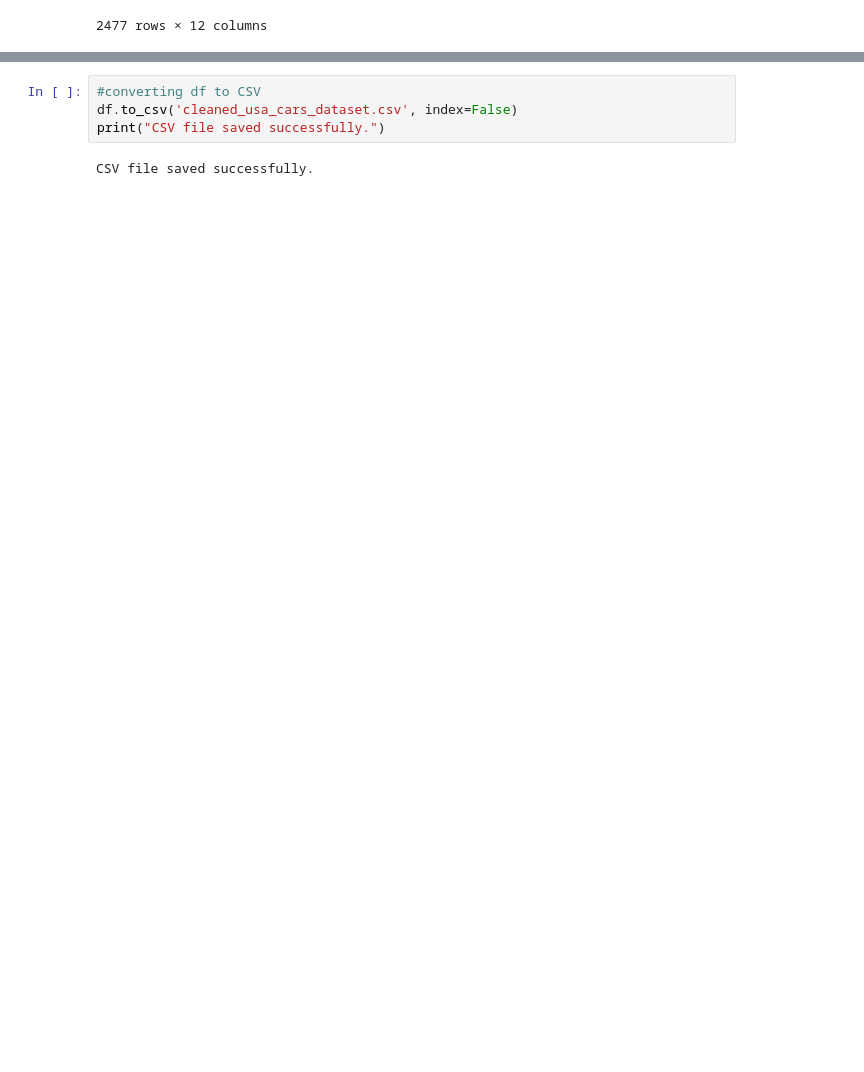
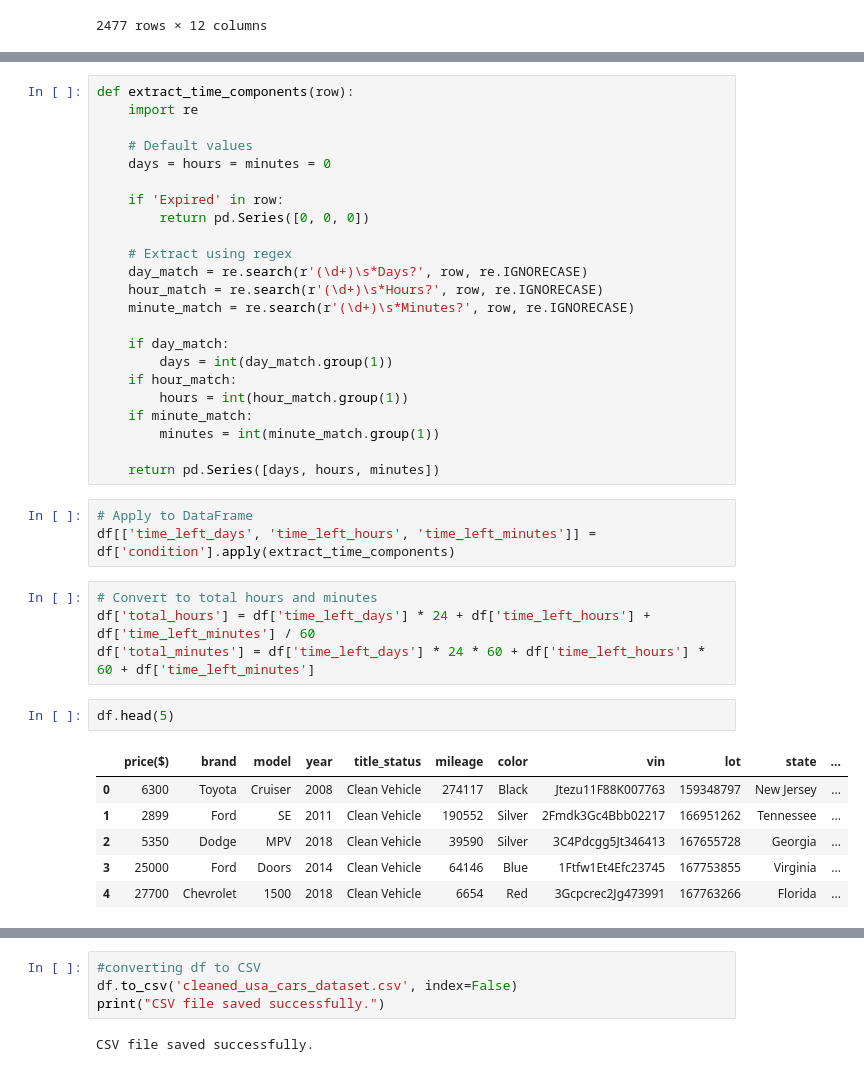
Before and after one commit to Vamc-44/USA_Cars_Tableau, a Jupyter notebook: Preprocessing.ipynb, the cells around one changed output, grey strips where cells are left out. Saved outputs shown, nothing was run; the diff lists cells and outputs as text; blank space fills up the shorter version.

```diff
--- a/Preprocessing.ipynb
+++ b/Preprocessing.ipynb
@@ -359 +332,40 @@ df['time_left_days'] = df.apply(
+# %%
+def extract_time_components(row):
+    import re
+
+    # Default values
+    days = hours = minutes = 0
+
+    if 'Expired' in row:
+        return pd.Series([0, 0, 0])
+
+    # Extract using regex
+    day_match = re.search(r'(\d+)\s*Days?', row, re.IGNORECASE)
+    hour_match = re.search(r'(\d+)\s*Hours?', row, re.IGNORECASE)
+    minute_match = re.search(r'(\d+)\s*Minutes?', row, re.IGNORECASE)
+
+    if day_match:
+        days = int(day_match.group(1))
+    if hour_match:
+        hours = int(hour_match.group(1))
+    if minute_match:
+        minutes = int(minute_match.group(1))
+
+    return pd.Series([days, hours, minutes])
+# %%
+# Apply to DataFrame
+df[['time_left_days', 'time_left_hours', 'time_left_minutes']] = df['condition'].apply(extract_time_components)
+# %%
+# Convert to total hours and minutes
+df['total_hours'] = df['time_left_days'] * 24 + df['time_left_hours'] + df['time_left_minutes'] / 60
+df['total_minutes'] = df['time_left_days'] * 24 * 60 + df['time_left_hours'] * 60 + df['time_left_minutes']
+# %%
+df.head(5)
+# %% [output]
+|  | price($) | brand | model | year | title_status | mileage | color | vin | lot | state | ... |
+| 0 | 6300 | Toyota | Cruiser | 2008 | Clean Vehicle | 274117 | Black | Jtezu11F88K007763 | 159348797 | New Jersey | ... |
+| 1 | 2899 | Ford | SE | 2011 | Clean Vehicle | 190552 | Silver | 2Fmdk3Gc4Bbb02217 | 166951262 | Tennessee | ... |
+| 2 | 5350 | Dodge | MPV | 2018 | Clean Vehicle | 39590 | Silver | 3C4Pdcgg5Jt346413 | 167655728 | Georgia | ... |
+| 3 | 25000 | Ford | Doors | 2014 | Clean Vehicle | 64146 | Blue | 1Ftfw1Et4Efc23745 | 167753855 | Virginia | ... |
+| 4 | 27700 | Chevrolet | 1500 | 2018 | Clean Vehicle | 6654 | Red | 3Gcpcrec2Jg473991 | 167763266 | Florida | ... |
 # %%
```
Also changed, not shown: parts of 13 cells of this notebook.
